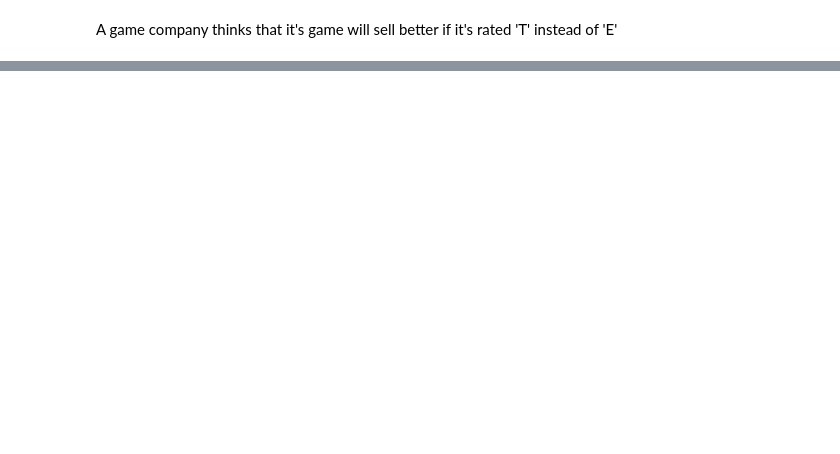
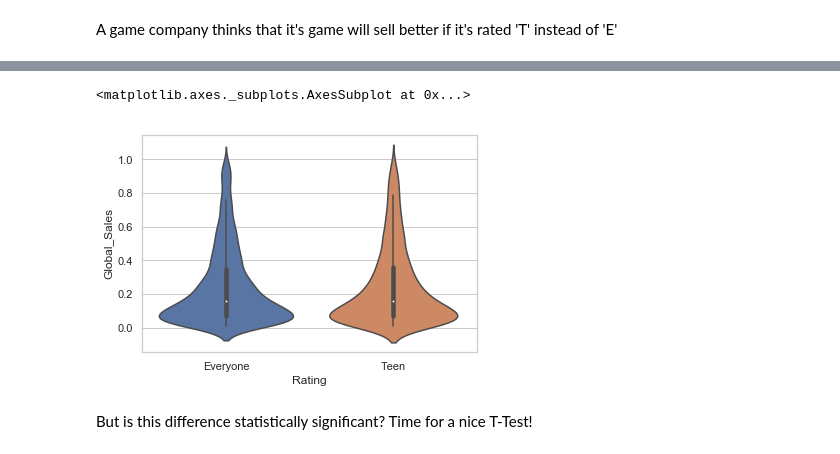
Before and after one commit to micsab/thinkful_files, a Jupyter notebook: unit_1/capstone/Game Ratings.ipynb, the cells around one changed output, grey strips where cells are left out. Cells and saved outputs as stored; diff of their text form; code cells hidden in the pictures; blank space fills up the shorter version.

```diff
--- a/unit_1/capstone/Game Ratings.ipynb
+++ b/unit_1/capstone/Game Ratings.ipynb
@@ -158,0 +124,8 @@ sns.relplot(x="Year_of_Release", y="Global_Sales",
+# %%
+games_no_out = games[games['Global_Sales'] < 1]
+sns.violinplot(x='Rating', y='Global_Sales', data=games_no_out)
+# %% [output]
+<matplotlib.axes._subplots.AxesSubplot at 0x...>
+[figure, added]
+# %% [markdown]
+ But is this difference statistically significant?  Time for a nice T-Test!
```
Also changed, not shown: parts of 37 cells of this notebook, 3 other files.
